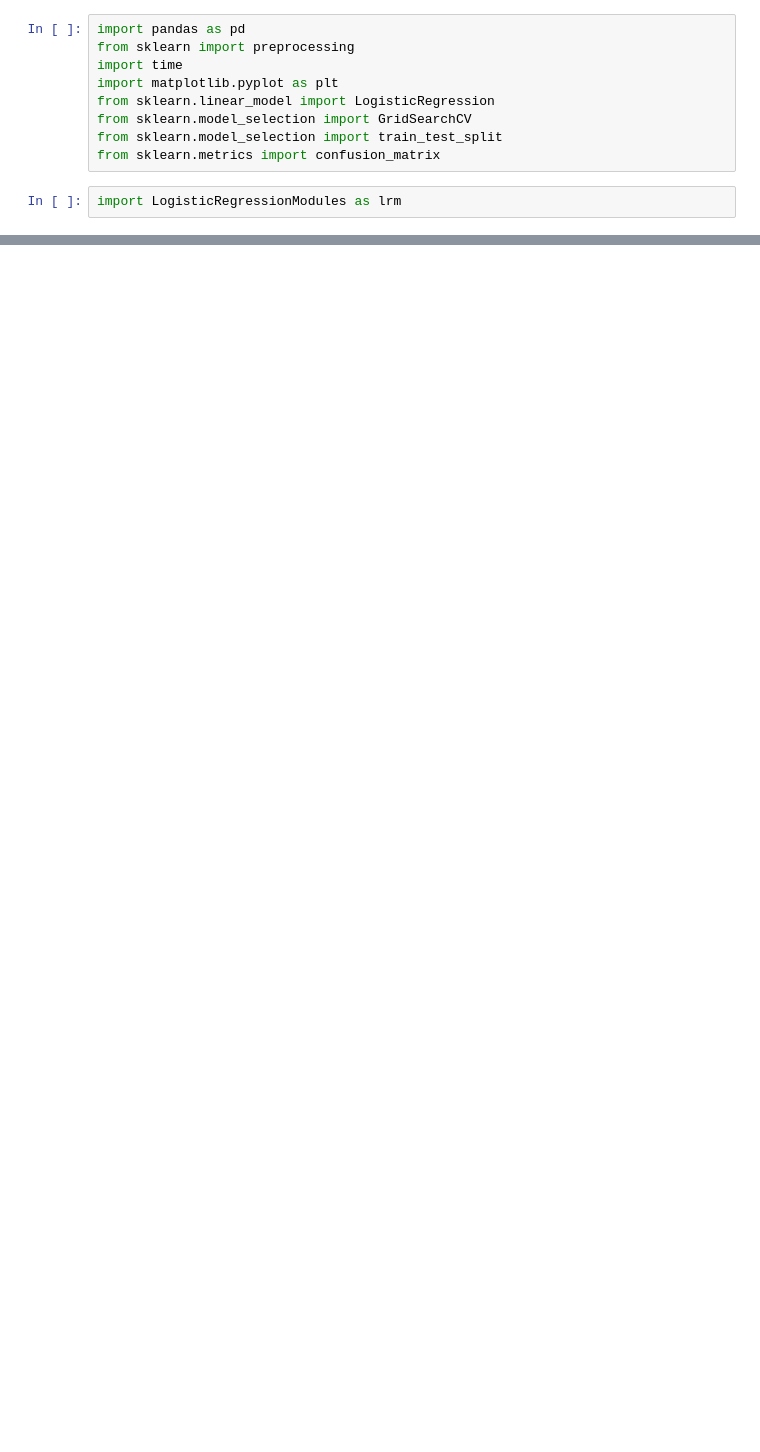
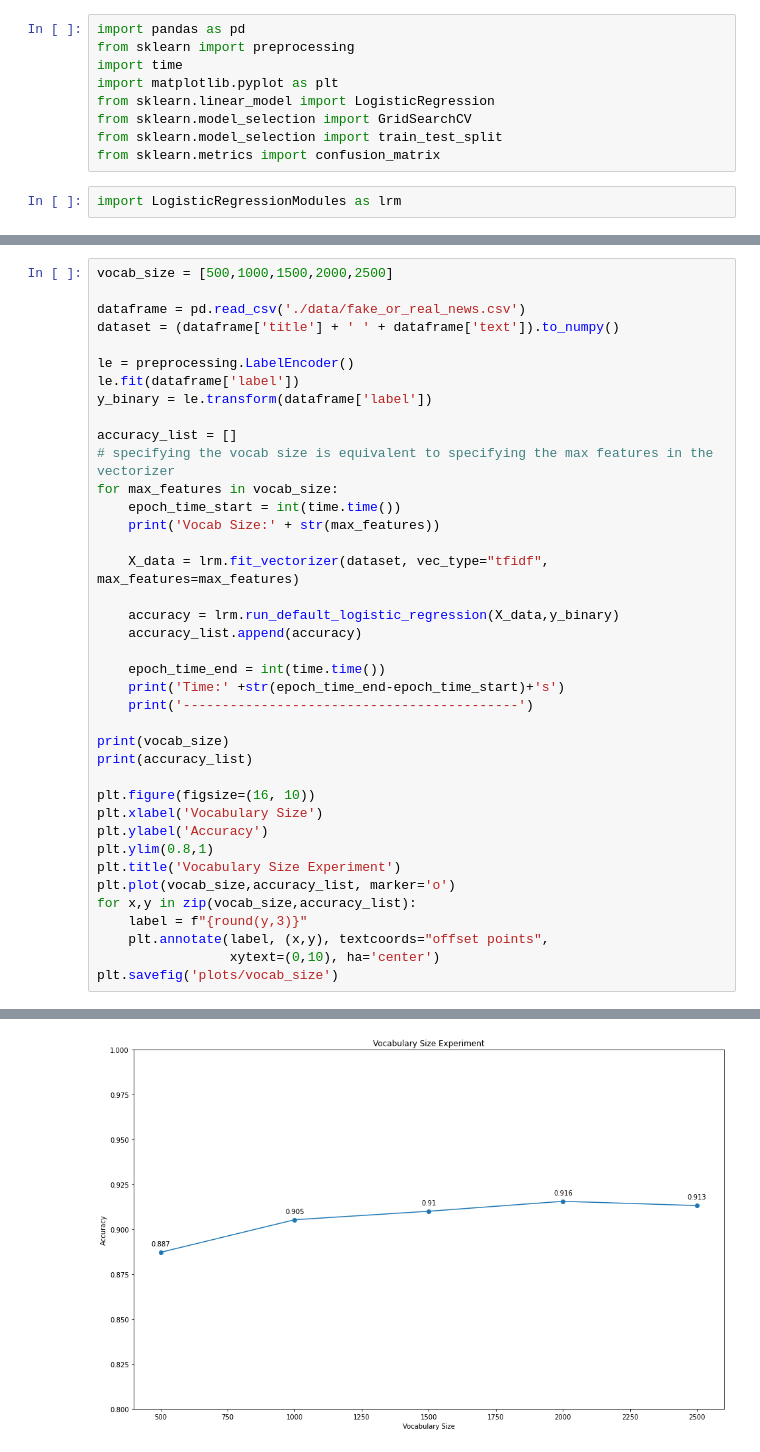
Before and after one commit to Luna-Xinyue/FakeNewsDetector, a Jupyter notebook: LogisticRegression.ipynb, the cells around one changed output, grey strips where cells are left out. Drawn from its saved outputs; the diff is of its cells as text; blank space fills up the shorter version.

```diff
--- a/LogisticRegression.ipynb
+++ b/LogisticRegression.ipynb
@@ -66,0 +16,40 @@ Time:3s
+# %%
+vocab_size = [500,1000,1500,2000,2500]
+
+dataframe = pd.read_csv('./data/fake_or_real_news.csv')
+dataset = (dataframe['title'] + ' ' + dataframe['text']).to_numpy()
+
+le = preprocessing.LabelEncoder()
+le.fit(dataframe['label'])
+y_binary = le.transform(dataframe['label'])
+
+accuracy_list = []
+# specifying the vocab size is equivalent to specifying the max features in the vectorizer
+for max_features in vocab_size:
+    epoch_time_start = int(time.time())
+    print('Vocab Size:' + str(max_features))
+
+    X_data = lrm.fit_vectorizer(dataset, vec_type="tfidf", max_features=max_features)
+
+    accuracy = lrm.run_default_logistic_regression(X_data,y_binary)
+    accuracy_list.append(accuracy)
+
+    epoch_time_end = int(time.time())
+    print('Time:' +str(epoch_time_end-epoch_time_start)+'s')
+    print('-------------------------------------------')
+
+print(vocab_size)
+print(accuracy_list)
+
+plt.figure(figsize=(16, 10))
+plt.xlabel('Vocabulary Size')
+plt.ylabel('Accuracy')
+plt.ylim(0.8,1)
+plt.title('Vocabulary Size Experiment')
+plt.plot(vocab_size,accuracy_list, marker='o')
+for x,y in zip(vocab_size,accuracy_list):
+    label = f"{round(y,3)}"
+    plt.annotate(label, (x,y), textcoords="offset points",
+                 xytext=(0,10), ha='center')
+plt.savefig('plots/vocab_size')
+# %% [output]
@@ -66,0 +73 @@ Time:3s
+[figure, added]
```
Also changed, not shown: parts of 21 cells of this notebook, 17 other files.
